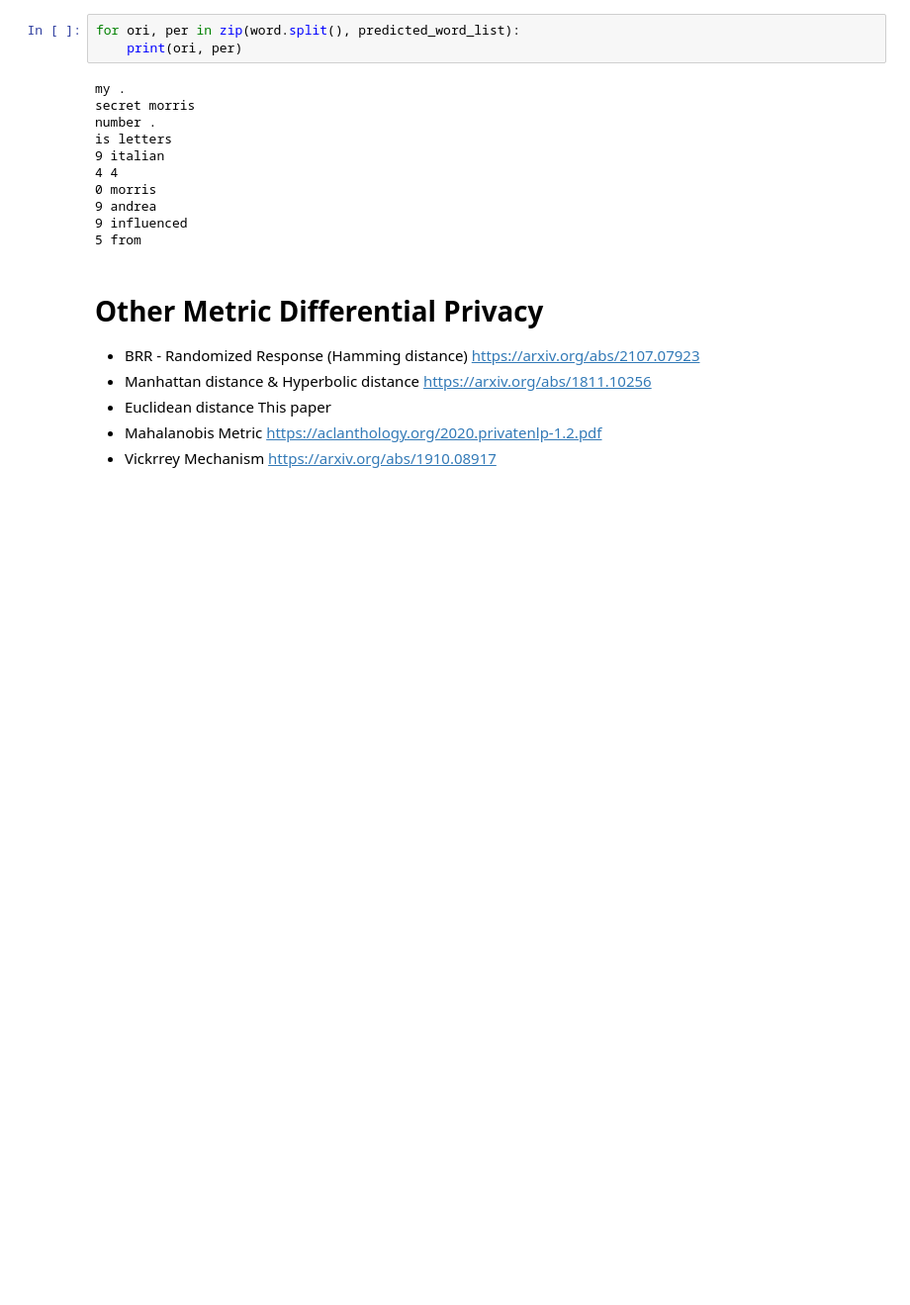
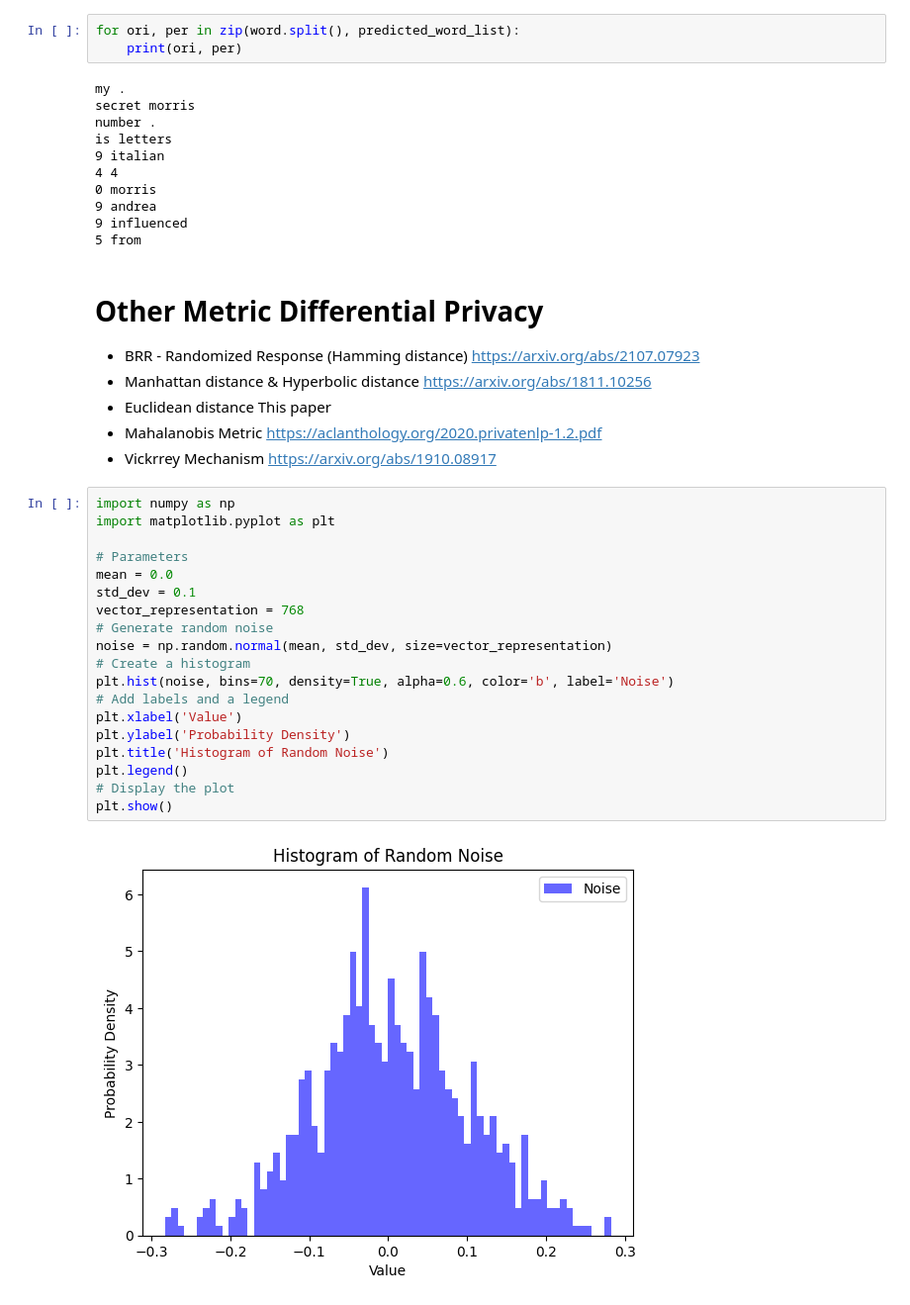
Before and after one commit to guntsvzz/Differential-Privacy, a Jupyter notebook: PrivateEmbedding/dx-privacy.ipynb, the cells around one changed output. Shown at 99% size. Saved outputs shown, nothing was run; the diff lists cells and outputs as text; blank space fills up the shorter version.

```diff
--- a/PrivateEmbedding/dx-privacy.ipynb
+++ b/PrivateEmbedding/dx-privacy.ipynb
@@ -133,3 +133,24 @@ is letters
     https://aclanthology.org/2020.privatenlp-1.2.pdf
 - Vickrrey Mechanism
     https://arxiv.org/abs/1910.08917
+# %%
+import numpy as np
+import matplotlib.pyplot as plt
+
+# Parameters
+mean = 0.0
+std_dev = 0.1
+vector_representation = 768
+# Generate random noise
+noise = np.random.normal(mean, std_dev, size=vector_representation)
+# Create a histogram
+plt.hist(noise, bins=70, density=True, alpha=0.6, color='b', label='Noise')
+# Add labels and a legend
+plt.xlabel('Value')
+plt.ylabel('Probability Density')
+plt.title('Histogram of Random Noise')
+plt.legend()
+# Display the plot
+plt.show()
+# %% [output]
+[figure, added]
```
Also changed, not shown: parts of 1 cell of this notebook, 1 other file.
